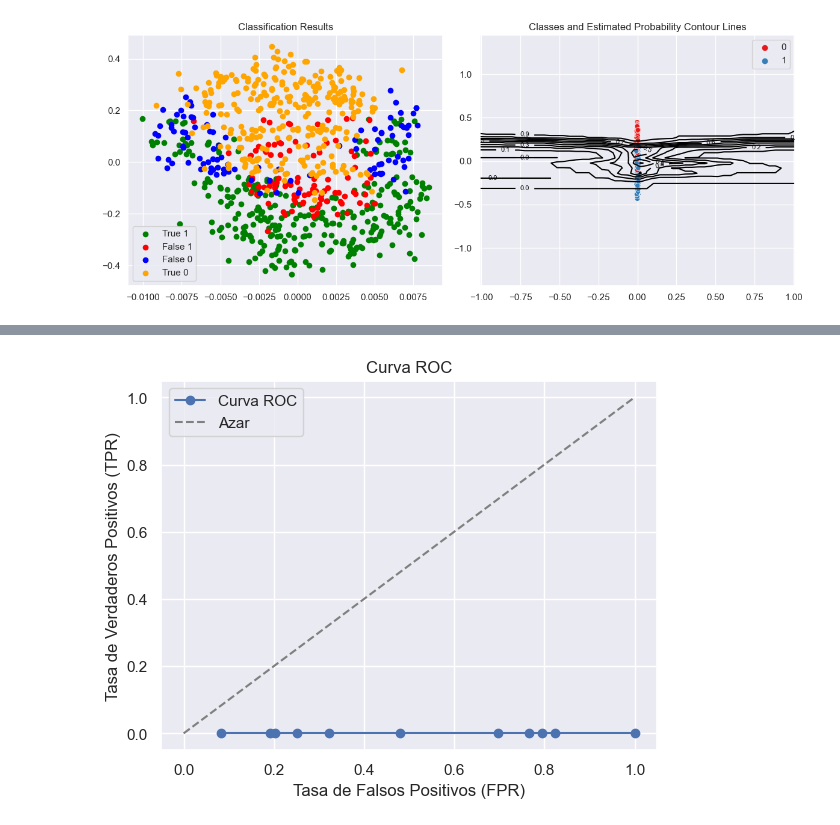
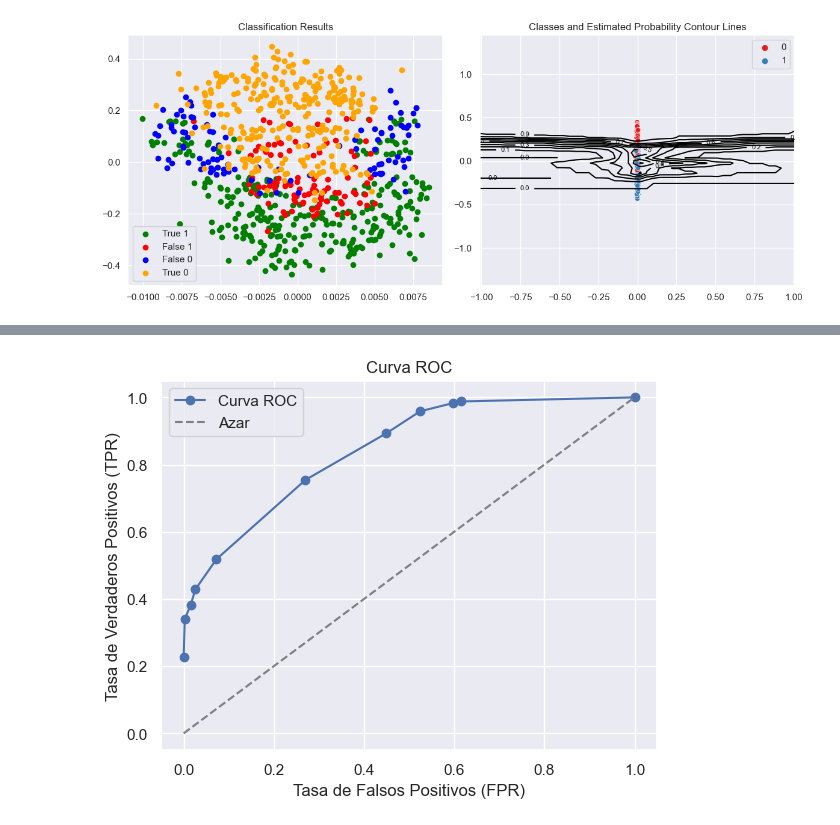
Before and after one commit to ICAI-IMAT-ML/p2-2-LuisGV10, a Jupyter notebook: notebook/Lab_2_2_kNN.ipynb, the cells around one changed output, grey strips where cells are left out. Saved outputs shown, nothing was run; the diff lists cells and outputs as text; code cells hidden in the pictures.

```diff
--- a/notebook/Lab_2_2_kNN.ipynb
+++ b/notebook/Lab_2_2_kNN.ipynb
@@ -128,4 +128,4 @@ probability_histograms = plot_probability_histograms(y_train.values, probs[:,1],
 # %%
-roc_curve = plot_roc_curve(y_train.values, probs[:,1], 'YES')
+roc_curve = plot_roc_curve(y_train.values, probs[:,0], 1)
 # %% [output]
-[figure, old version]
+[figure, new version]
```
Also changed, not shown: parts of 4 cells of this notebook.
